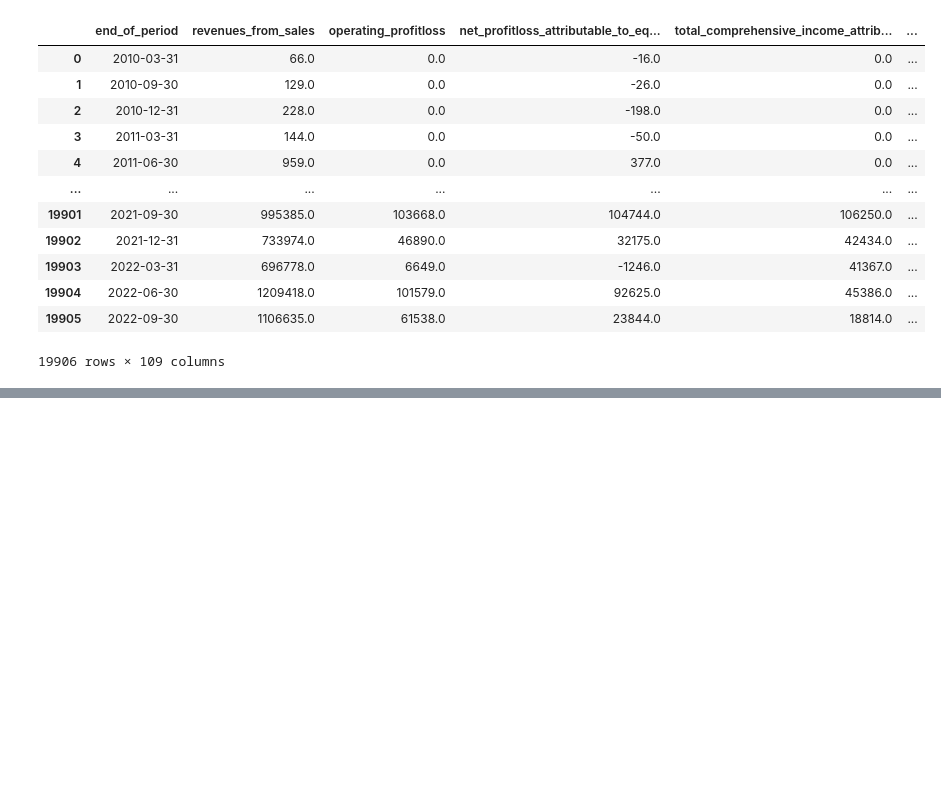
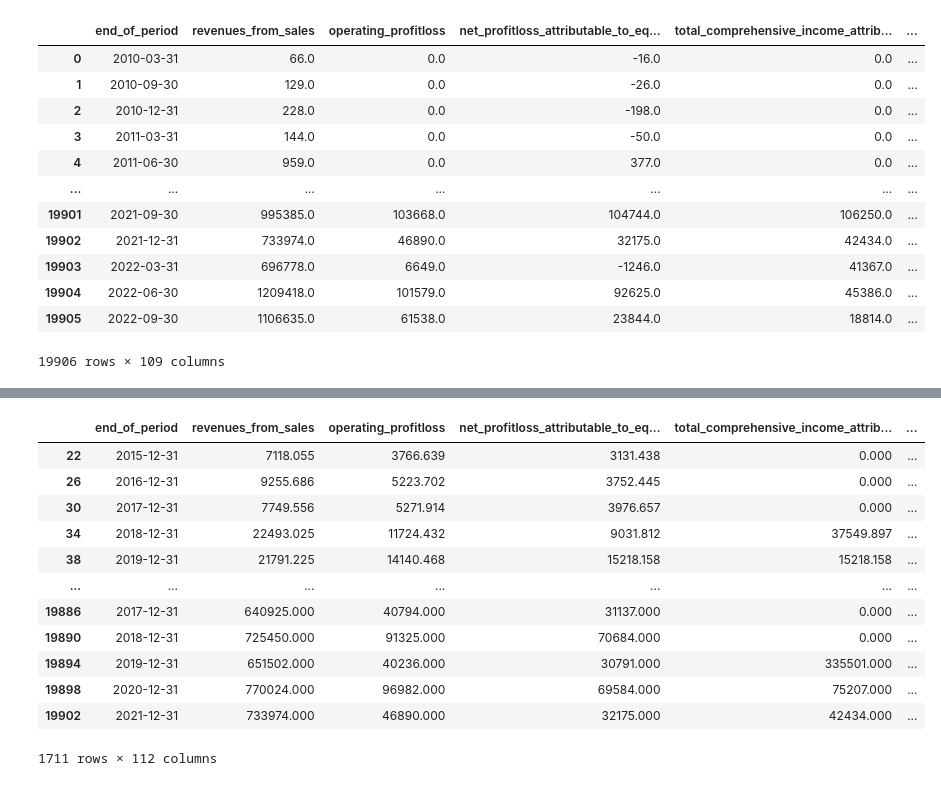
Before and after one commit to k-sobczyk/ensemble-nn-stock-forecast, a Jupyter notebook: first_stage_data_cleaning.ipynb, the cells around one changed output, grey strips where cells are left out. Saved outputs shown, nothing was run; the diff lists cells and outputs as text; code cells hidden in the pictures; blank space fills up the shorter version.

Commit message:
creating df with target value from other source

```diff
--- a/data_cleaning_and_exploration.ipynb
+++ b/first_stage_data_cleaning.ipynb
@@ -337,0 +242,2 @@ nn_merged_df.columns = clean_column_names(nn_merged_df.columns)
+# %%
+market_df = pd.DataFrame(market_value)
@@ -337,0 +260,13 @@ nn_merged_df.columns = clean_column_names(nn_merged_df.columns)
+# %%
+def add_suffix_to_market(df):
+    df['Name'] = df['Name'].astype(str) + '.xlsx'
+    df['filename'] = df['Name']
+    df['end_of_period'] = df['Period end']
+    return df
+
+market_df = add_suffix_to_market(market_df)
+# %%
+if 'filename' not in df.columns or 'end_of_period' not in df.columns:
+    raise ValueError("Brakuje kolumn 'company' lub 'end_of_period' w załadowanym DataFrame")
+
+merged_df = pd.merge(df, market_df, on=["filename", "end_of_period"], how="left")
@@ -337,0 +289,28 @@ nn_merged_df.columns = clean_column_names(nn_merged_df.columns)
+# %%
+# Removing everything without target
+
+# Sprawdź, czy kolumna 'Market value' istnieje w załadowanym DataFrame
+if 'Market value' not in merged_df.columns:
+    raise ValueError("Kolumna 'Market value' nie istnieje w załadowanym DataFrame")
+
+# Usuń wiersze z NaN w kolumnie 'Market value'
+filtered_df = merged_df.dropna(subset=['Market value'])
+
+# Usuń wiersze z 0 w kolumnie 'Market value'
+filtered_df = filtered_df[filtered_df['Market value'] != 0]
+# %%
+filtered_df
+# %% [output]
+|  | end_of_period | revenues_from_sales | operating_profitloss | net_profitloss_attributable_to_eq... | total_comprehensive_income_attrib... | ... |
+| 22 | 2015-12-31 | 7118.055 | 3766.639 | 3131.438 | 0.000 | ... |
+| 26 | 2016-12-31 | 9255.686 | 5223.702 | 3752.445 | 0.000 | ... |
+| 30 | 2017-12-31 | 7749.556 | 5271.914 | 3976.657 | 0.000 | ... |
+| 34 | 2018-12-31 | 22493.025 | 11724.432 | 9031.812 | 37549.897 | ... |
+| 38 | 2019-12-31 | 21791.225 | 14140.468 | 15218.158 | 15218.158 | ... |
+| ... | ... | ... | ... | ... | ... | ... |
+| 19886 | 2017-12-31 | 640925.000 | 40794.000 | 31137.000 | 0.000 | ... |
+| 19890 | 2018-12-31 | 725450.000 | 91325.000 | 70684.000 | 0.000 | ... |
+| 19894 | 2019-12-31 | 651502.000 | 40236.000 | 30791.000 | 335501.000 | ... |
+| 19898 | 2020-12-31 | 770024.000 | 96982.000 | 69584.000 | 75207.000 | ... |
+| 19902 | 2021-12-31 | 733974.000 | 46890.000 | 32175.000 | 42434.000 | ... |
+1711 rows × 112 columns
```
Also changed, not shown: parts of 25 cells of this notebook, 1 other file.
